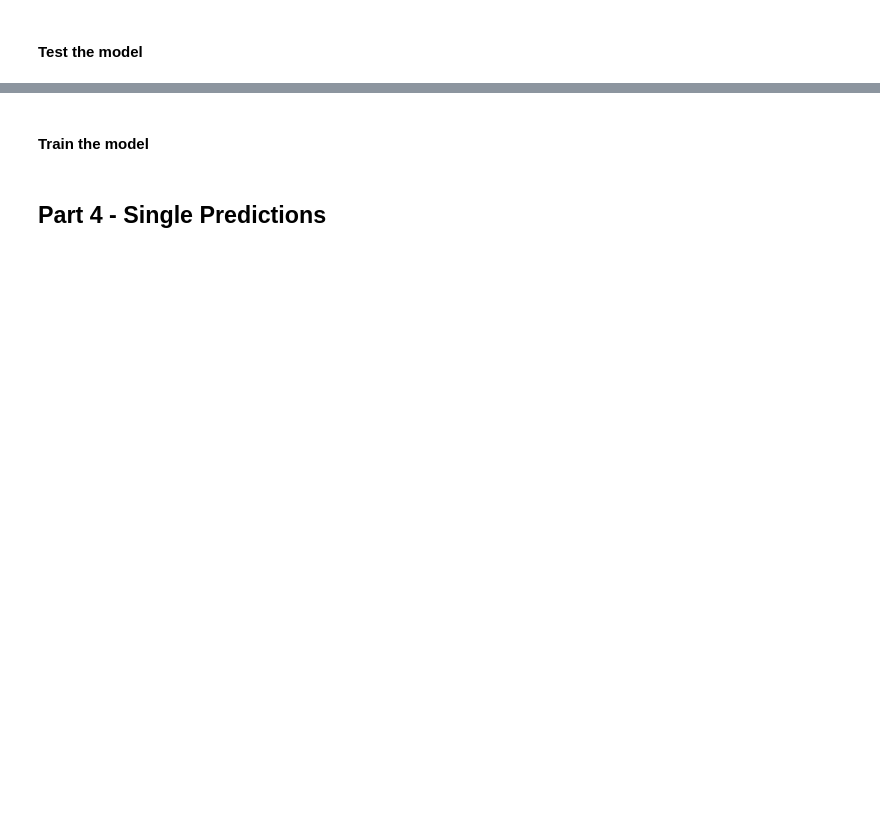
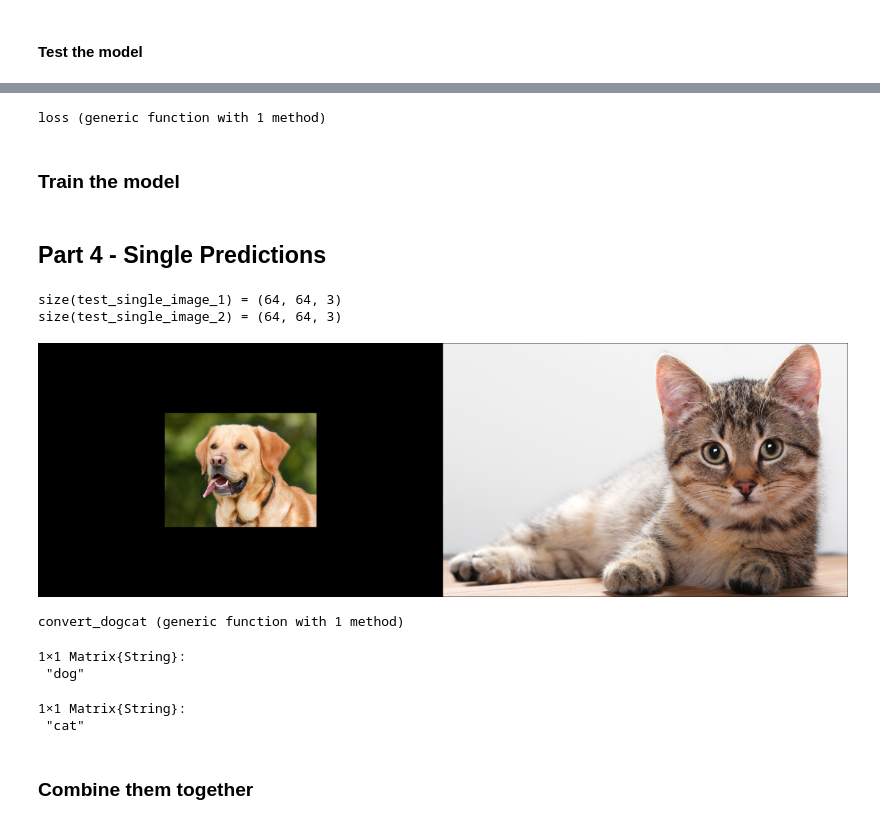
Before and after one commit to LooseTerrifyingSpaceMonkey/courses-books, a Jupyter notebook: deep-learning-a-z-hands-on-nn/2-CNN-gpu.ipynb, the cells around one changed output, grey strips where cells are left out. Drawn from its saved outputs; the diff is of its cells as text; code cells hidden in the pictures; blank space fills up the shorter version.

```diff
--- a/deep-learning-a-z-hands-on-nn/2-CNN-gpu.ipynb
+++ b/deep-learning-a-z-hands-on-nn/2-CNN-gpu.ipynb
@@ -207,6 +392,9 @@ end
 # %%
-optimizer = Flux.setup(Flux.Adam(0.01), model) |> gpu
-loss(m, x) = Flux.logitbinarycrossentropy(m(x.data), transpose(x.label)) |> gpu
+optimizer = Flux.setup(Flux.Adam(0.001), model)
+loss(m, X, y) = Flux.binarycrossentropy(m(X), transpose(y))
+#accuracy(X, y) = Statistics.mean(Flux.onecold(model(X)) .== Flux.onecold(y))
+# %% [output]
+loss (generic function with 1 method)
 # %% [markdown]
-#### Train the model
+### Train the model
 # %%
@@ -218,13 +406,24 @@ end
 # %% [markdown]
 ## Part 4 - Single Predictions
 # %%
-test_single_image_1_path = "data/catsndogs/single_prediction/cat_or_dog_1.jpg"
-test_single_image_2_path = "data/catsndogs/single_prediction/cat_or_dog_2.jpg"
+test_single_image_1_path = "../data/catsndogs/single_prediction/cat_or_dog_1.jpg"
+test_single_image_2_path = "../data/catsndogs/single_prediction/cat_or_dog_2.jpg"
 
 test_single_image_1 = load_test_image(test_single_image_1_path)
 test_single_image_2 = load_test_image(test_single_image_2_path)
 @show size(test_single_image_1)
+@show size(test_single_image_2)
 
 img1 = Images.load(test_single_image_1_path)
 img2 = Images.load(test_single_image_2_path)
 mosaicview(img1, img2; nrow=1)
+# %% [output]
+size(test_single_image_1) = (64, 64, 3)
+size(test_single_image_2) = (64, 64, 3)
+[figure, added]
+# %%
+function convert_dogcat(result)
+    return map(x ->  x > 0.5 ? "dog" : "cat", result)
+end
+# %% [output]
+convert_dogcat (generic function with 1 method)
@@ -231 +432,15 @@ mosaicview(img1, img2; nrow=1)
+# %%
+single_predict_1 = model(reshape(test_single_image_1, (size(test_single_image_1)..., 1)))
+convert_dogcat(single_predict_1)
+# %% [output]
+1×1 Matrix{String}:
+ "dog"
+# %%
+single_predict_2 = model(reshape(test_single_image_2, (size(test_single_image_2)..., 1)))
+convert_dogcat(single_predict_2)
+# %% [output]
+1×1 Matrix{String}:
+ "cat"
+# %% [markdown]
+### Combine them together
 # %%
```
Also changed, not shown: parts of 53 cells of this notebook, 2 other files.
